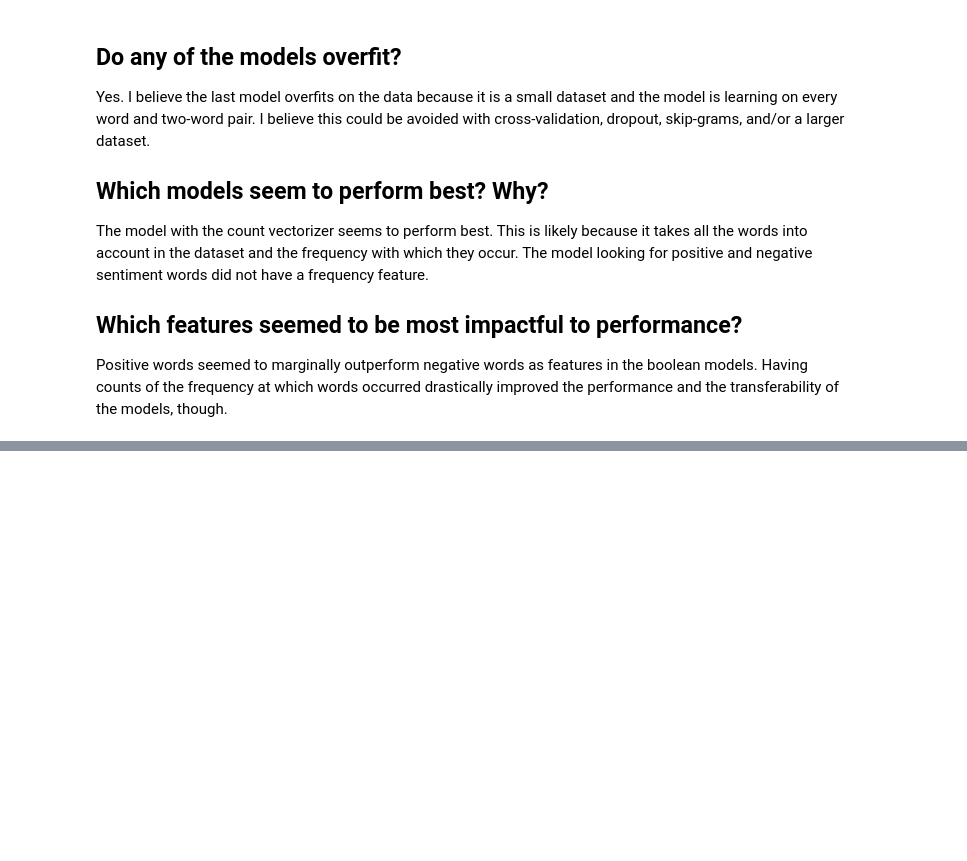
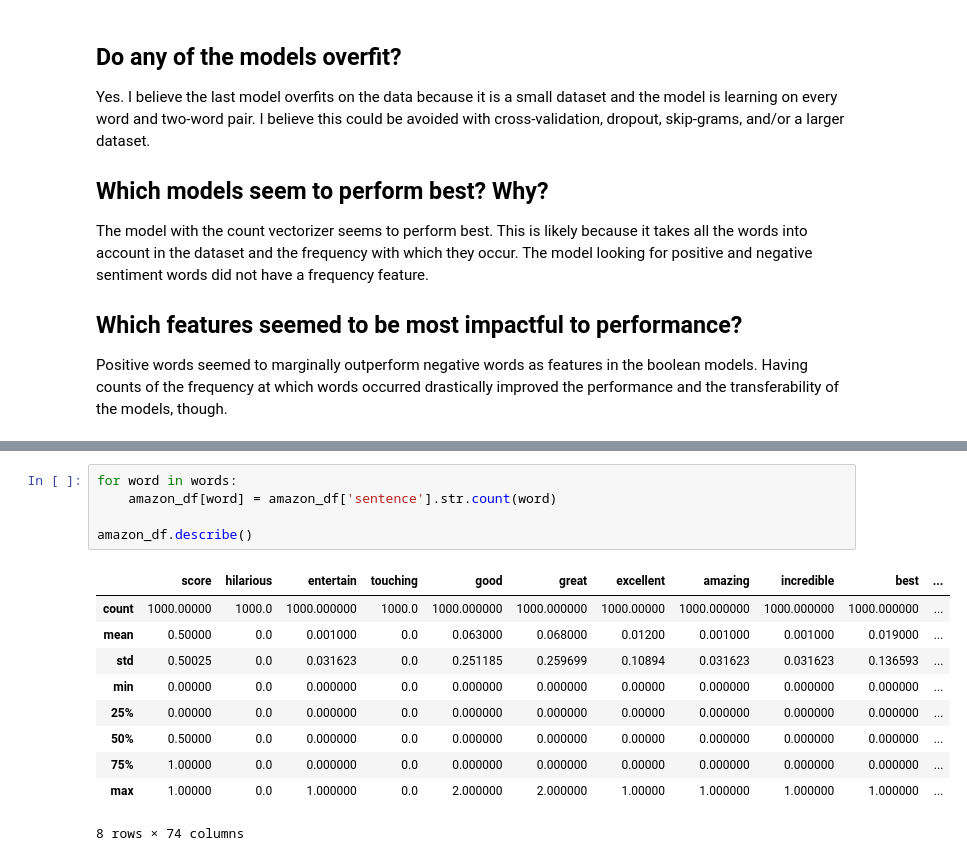
Before and after one commit to tjeffkessler/thinkful_dsflex, a Jupyter notebook: Feedback Sentiment Analysis.ipynb, the cells around one changed output, grey strips where cells are left out. Saved outputs shown, nothing was run; the diff lists cells and outputs as text; blank space fills up the shorter version.

```diff
--- a/Feedback Sentiment Analysis.ipynb
+++ b/Feedback Sentiment Analysis.ipynb
@@ -274,0 +293,16 @@ Positive words seemed to marginally outperform negative words as features in the
+# %%
+for word in words:
+    amazon_df[word] = amazon_df['sentence'].str.count(word)
+
+amazon_df.describe()
+# %% [output]
+|  | score | hilarious | entertain | touching | good | great | excellent | amazing | incredible | best | ... |
+| count | 1000.00000 | 1000.0 | 1000.000000 | 1000.0 | 1000.000000 | 1000.000000 | 1000.00000 | 1000.000000 | 1000.000000 | 1000.000000 | ... |
+| mean | 0.50000 | 0.0 | 0.001000 | 0.0 | 0.063000 | 0.068000 | 0.01200 | 0.001000 | 0.001000 | 0.019000 | ... |
+| std | 0.50025 | 0.0 | 0.031623 | 0.0 | 0.251185 | 0.259699 | 0.10894 | 0.031623 | 0.031623 | 0.136593 | ... |
+| min | 0.00000 | 0.0 | 0.000000 | 0.0 | 0.000000 | 0.000000 | 0.00000 | 0.000000 | 0.000000 | 0.000000 | ... |
+| 25% | 0.00000 | 0.0 | 0.000000 | 0.0 | 0.000000 | 0.000000 | 0.00000 | 0.000000 | 0.000000 | 0.000000 | ... |
+| 50% | 0.50000 | 0.0 | 0.000000 | 0.0 | 0.000000 | 0.000000 | 0.00000 | 0.000000 | 0.000000 | 0.000000 | ... |
+| 75% | 1.00000 | 0.0 | 0.000000 | 0.0 | 0.000000 | 0.000000 | 0.00000 | 0.000000 | 0.000000 | 0.000000 | ... |
+| max | 1.00000 | 0.0 | 1.000000 | 0.0 | 2.000000 | 2.000000 | 1.00000 | 1.000000 | 1.000000 | 1.000000 | ... |
+8 rows × 74 columns
```
Also changed, not shown: parts of 7 cells of this notebook.
